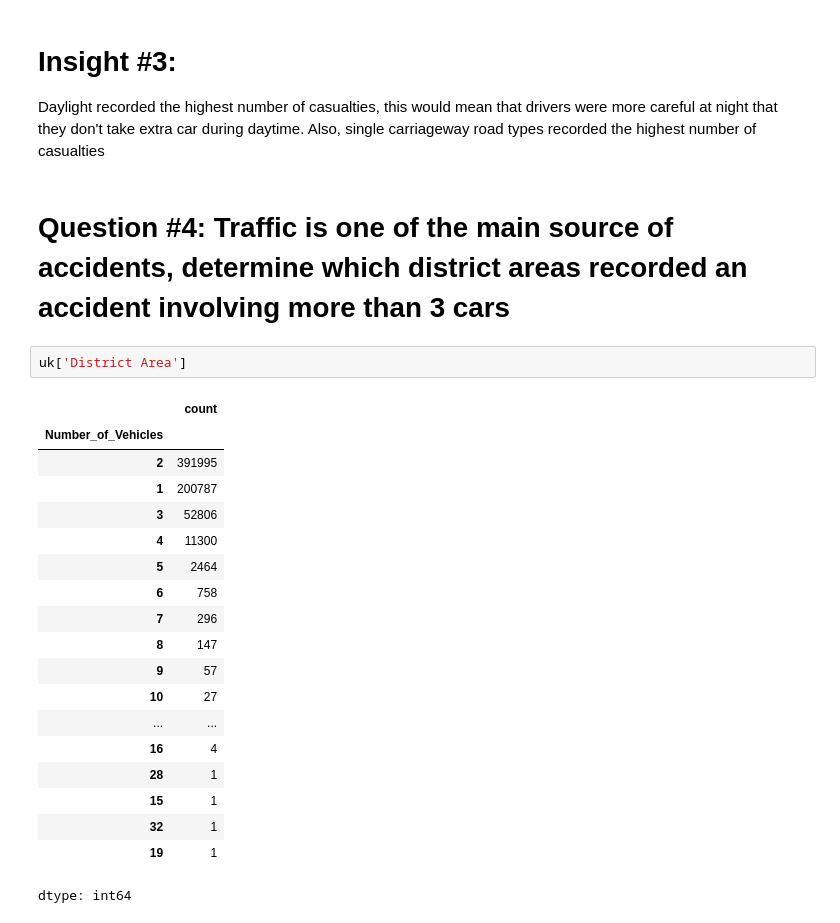
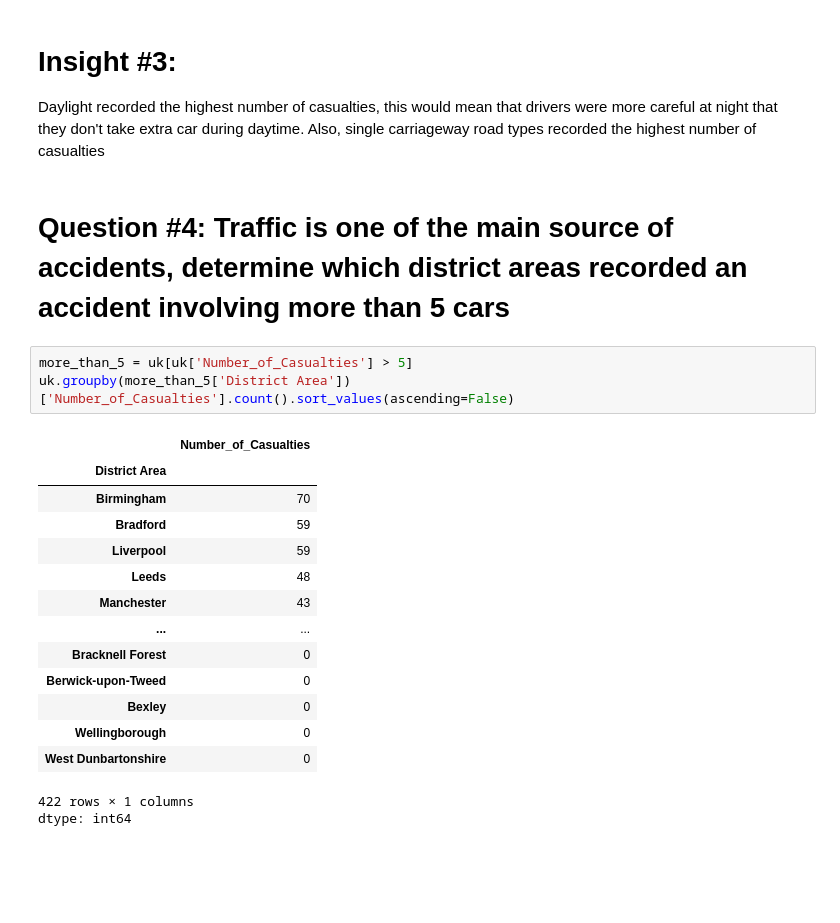
Before and after one commit to kvnwave/ELEC303-DATA-ANALYTICS-AGUILERA, a Jupyter notebook: uk_accident.ipynb, the cells around one changed output. Saved outputs shown, nothing was run; the diff lists cells and outputs as text; blank space fills up the shorter version.

```diff
--- a/uk_accident.ipynb
+++ b/uk_accident.ipynb
@@ -509,26 +509,23 @@ dtype: int64
 <h1>Insight #3:</h1>
 <p>Daylight recorded the highest number of casualties, this would mean that drivers were more careful at night that they don't take extra car during daytime. Also, single carriageway road types recorded the highest number of casualties
 # %% [markdown]
-<h1>Question #4: Traffic is one of the main source of accidents, determine which district areas recorded an accident involving more than 3 cars</h1>
+<h1>Question #4: Traffic is one of the main source of accidents, determine which district areas recorded an accident involving more than 5 cars</h1>
-# %%
-uk['District Area']
-# %% [output]
-|  | count |
-| Number_of_Vehicles |  |
-| 2 | 391995 |
-| 1 | 200787 |
-| 3 | 52806 |
-| 4 | 11300 |
-| 5 | 2464 |
-| 6 | 758 |
-| 7 | 296 |
-| 8 | 147 |
-| 9 | 57 |
-| 10 | 27 |
-| ... | ... |
-| 16 | 4 |
-| 28 | 1 |
-| 15 | 1 |
-| 32 | 1 |
-| 19 | 1 |
-dtype: int64
+# %%
+more_than_5 = uk[uk['Number_of_Casualties'] > 5]
+uk.groupby(more_than_5['District Area'])['Number_of_Casualties'].count().sort_values(ascending=False)
+# %% [output]
+|  | Number_of_Casualties |
+| District Area |  |
+| Birmingham | 70 |
+| Bradford | 59 |
+| Liverpool | 59 |
+| Leeds | 48 |
+| Manchester | 43 |
+| ... | ... |
+| Bracknell Forest | 0 |
+| Berwick-upon-Tweed | 0 |
+| Bexley | 0 |
+| Wellingborough | 0 |
+| West Dunbartonshire | 0 |
+422 rows × 1 columns
+dtype: int64
```
Also changed, not shown: parts of 4 cells of this notebook.
